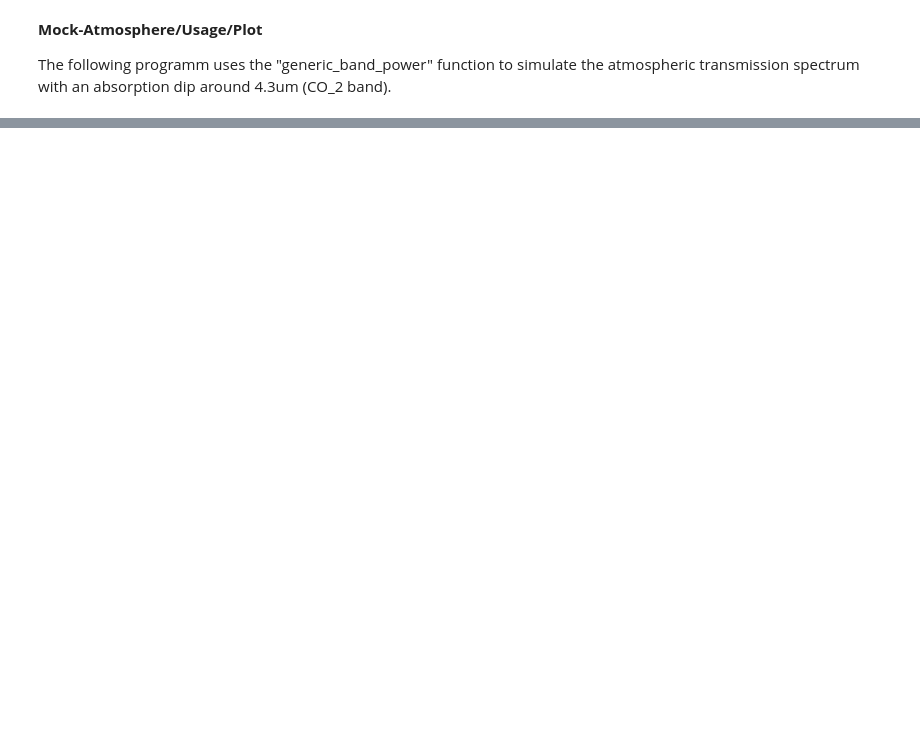
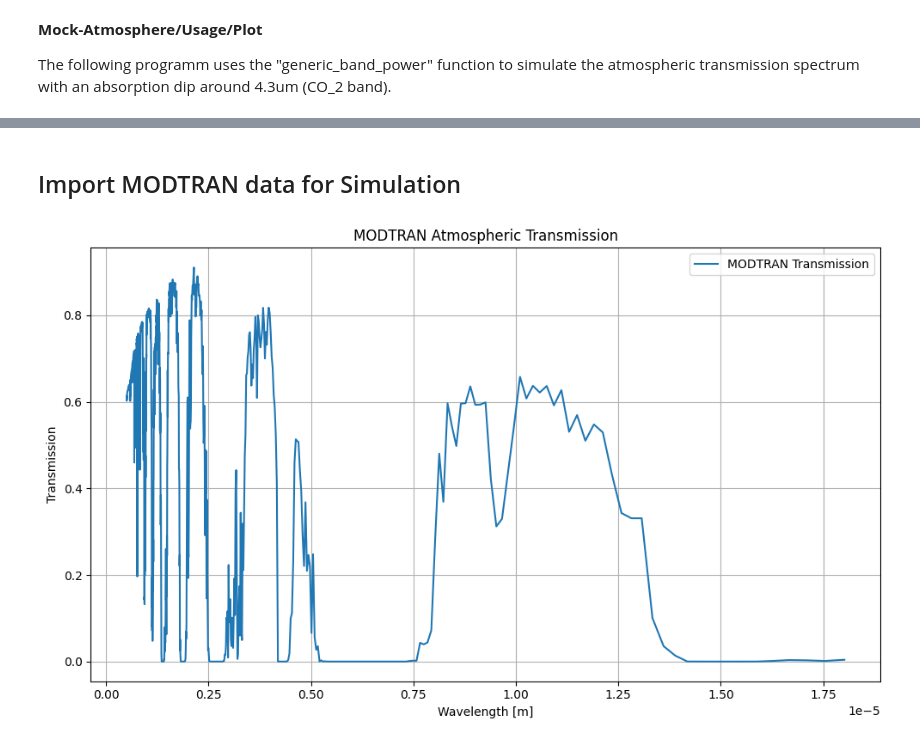
Before and after one commit to Azmi0205/Studienarbeit, a Jupyter notebook: PythonSimulation.ipynb, the cells around one changed output, grey strips where cells are left out. Drawn from its saved outputs; the diff is of its cells as text; code cells hidden in the pictures; blank space fills up the shorter version.

Commit message:
MODTRAN data/nep inserted

```diff
--- a/PythonSimulation.ipynb
+++ b/PythonSimulation.ipynb
@@ -336,0 +536,41 @@ plt.show()
+# %% [markdown]
+## Import MODTRAN data for Simulation
+# %%
+import pandas as pd
+
+def get_modtran_data(file_path):
+    """
+    Load MODTRAN simulation data from a CSV file.
+
+    Parameters:
+    - file_path: Path to the CSV file containing MODTRAN data.
+
+    Returns:
+    - DataFrame with columns 'Wavelength' and 'Transmission'.
+    """
+    df = pd.read_csv(file_path, header=4)
+    df.set_index('Freq', inplace=True)
+    df = df.iloc[1:-1]
+    df.index = 1e-2 / df.index.astype(float)
+    df.index.name = 'Wavelength [m]'
+    df.columns = df.columns.str.strip()
+    df['combin'] = pd.to_numeric(df['combin'], errors='coerce')
+    tau = df['combin'].values
+    wavelength = df.index.values
+    sort_idx = np.argsort(wavelength)
+    wavelength = wavelength[sort_idx]
+    tau = tau[sort_idx]
+    return wavelength, tau, df
+# %%
+wavelength, transmittance, _ =  get_modtran_data('./AngstromLaw2.csv')
+plt.figure(figsize=(10, 6))
+plt.plot(wavelength, transmittance, label='MODTRAN Transmission', color='tab:blue')
+plt.xlabel('Wavelength [m]')
+plt.ylabel('Transmission')
+plt.title('MODTRAN Atmospheric Transmission')
+plt.grid(True)
+plt.legend()
+plt.tight_layout()
+plt.show()
+# %% [output]
+[figure, added]
```
Also changed, not shown: parts of 10 cells of this notebook, 1 other file.
